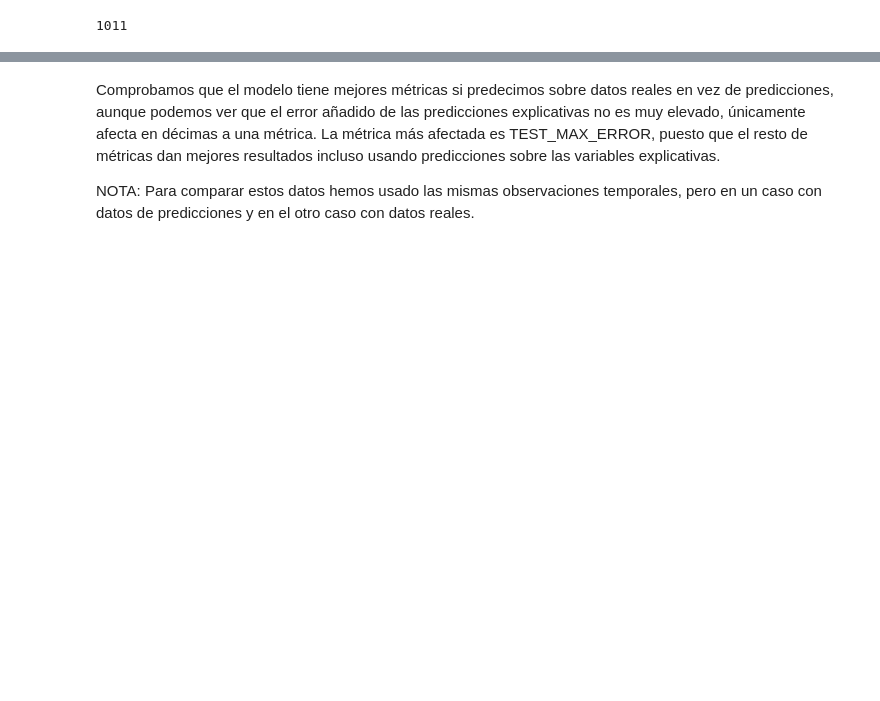
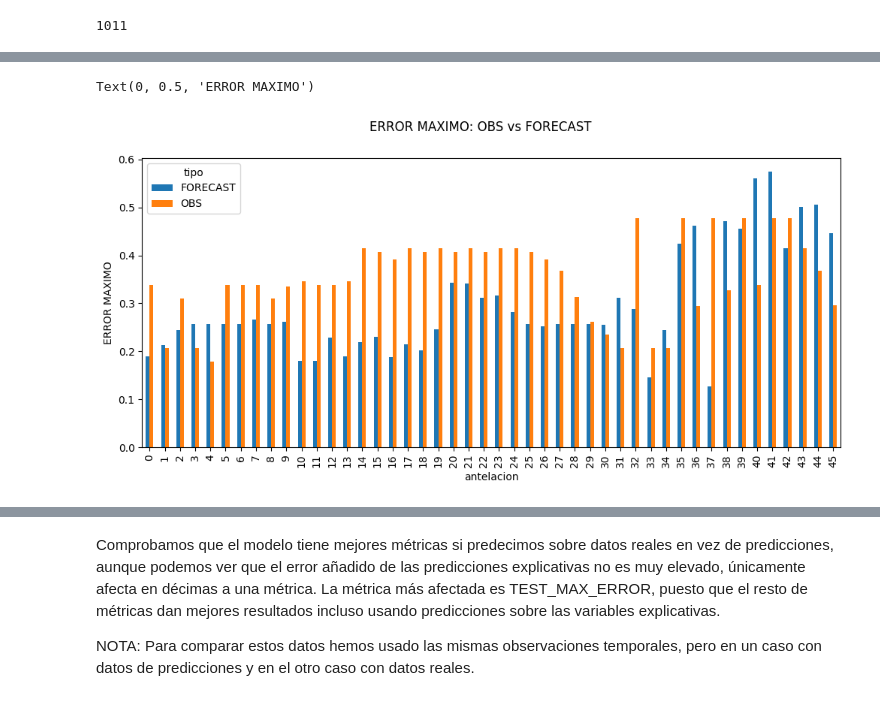
Before and after one commit to MarioBaldocchi/PD, a Jupyter notebook: forecasts/evaluacion.ipynb, the cells around one changed output, grey strips where cells are left out. Drawn from its saved outputs; the diff is of its cells as text; code cells hidden in the pictures; blank space fills up the shorter version.

```diff
--- a/forecasts/evaluacion.ipynb
+++ b/forecasts/evaluacion.ipynb
@@ -274,0 +302,8 @@ df_results
+# %%
+fig, ax = plt.subplots(figsize=(12,5))
+df_metrics.pivot(index='antelacion', columns='tipo', values='TEST_MAX_ERROR').plot(kind='bar', ax=ax)
+fig.suptitle('ERROR MAXIMO: OBS vs FORECAST')
+ax.set_ylabel('ERROR MAXIMO')
+# %% [output]
+Text(0, 0.5, 'ERROR MAXIMO')
+[figure, added]
```
Also changed, not shown: parts of 33 cells of this notebook.
